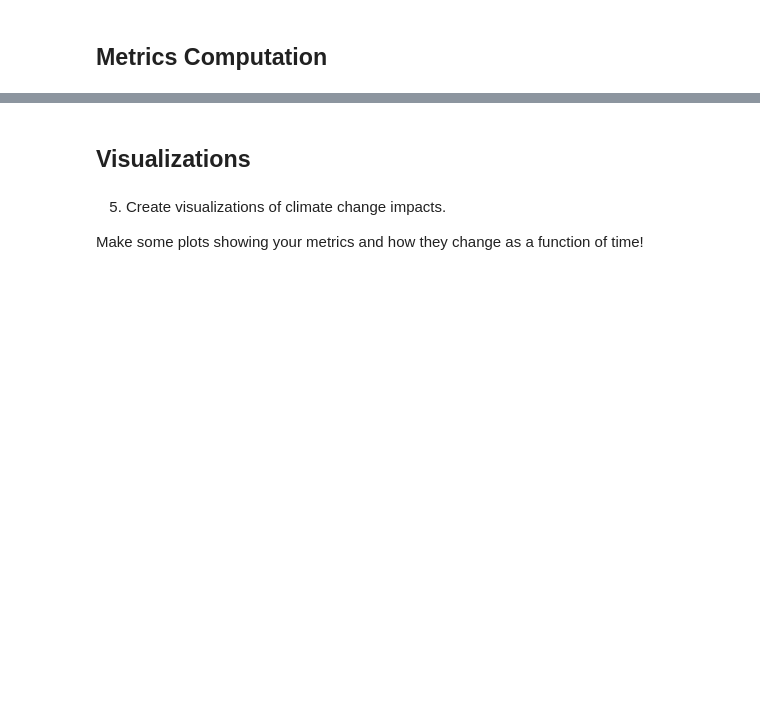
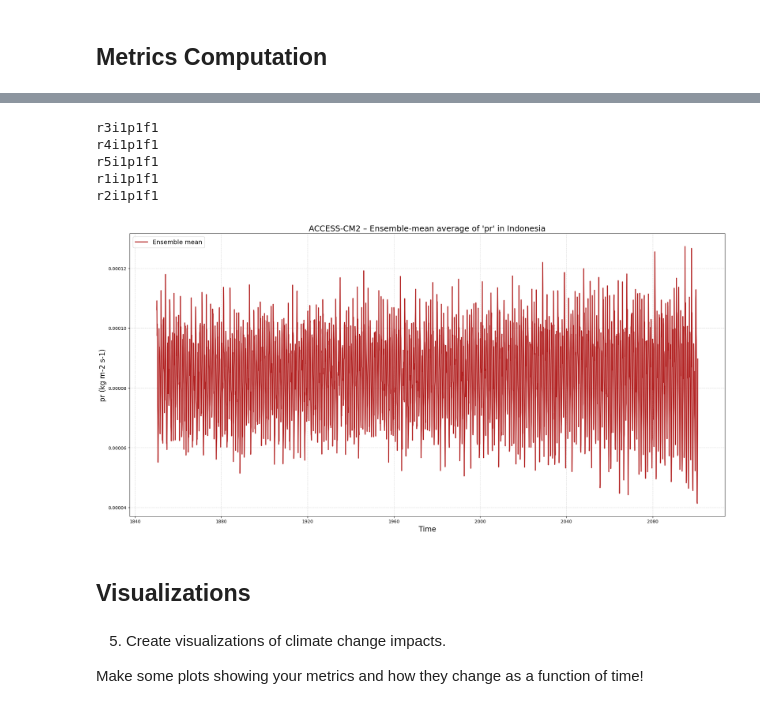
Before and after one commit to ceh58/eds296-final, a Jupyter notebook: eds296-final.ipynb, the cells around one changed output, grey strips where cells are left out. Drawn from its saved outputs; the diff is of its cells as text; code cells hidden in the pictures; blank space fills up the shorter version.

```diff
--- a/eds296-final.ipynb
+++ b/eds296-final.ipynb
@@ -165,3 +237,12 @@ necessary metrics (averages, etc) from them.
+# %%
+model_climate_timeseries('ACCESS-CM2', 'pr')
+# %% [output]
+r3i1p1f1
+r4i1p1f1
+r5i1p1f1
+r1i1p1f1
+r2i1p1f1
+[figure, added]
 # %% [markdown]
 ## Visualizations
 # %% [markdown]
```
Also changed, not shown: parts of 32 cells of this notebook.
